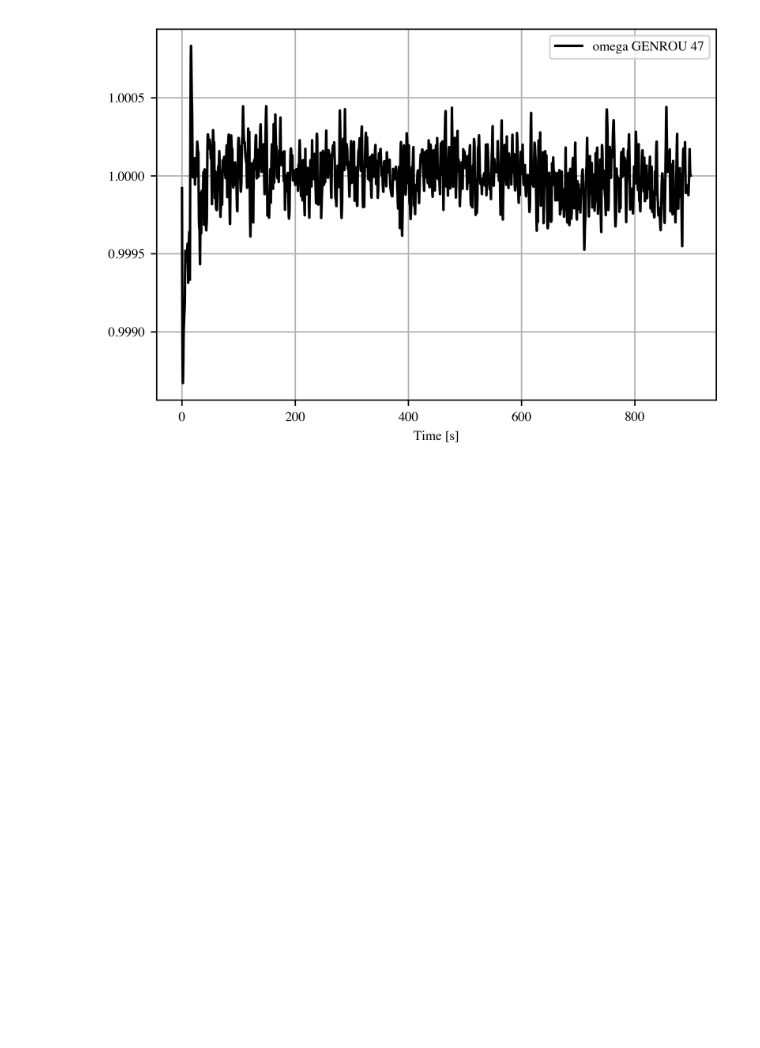
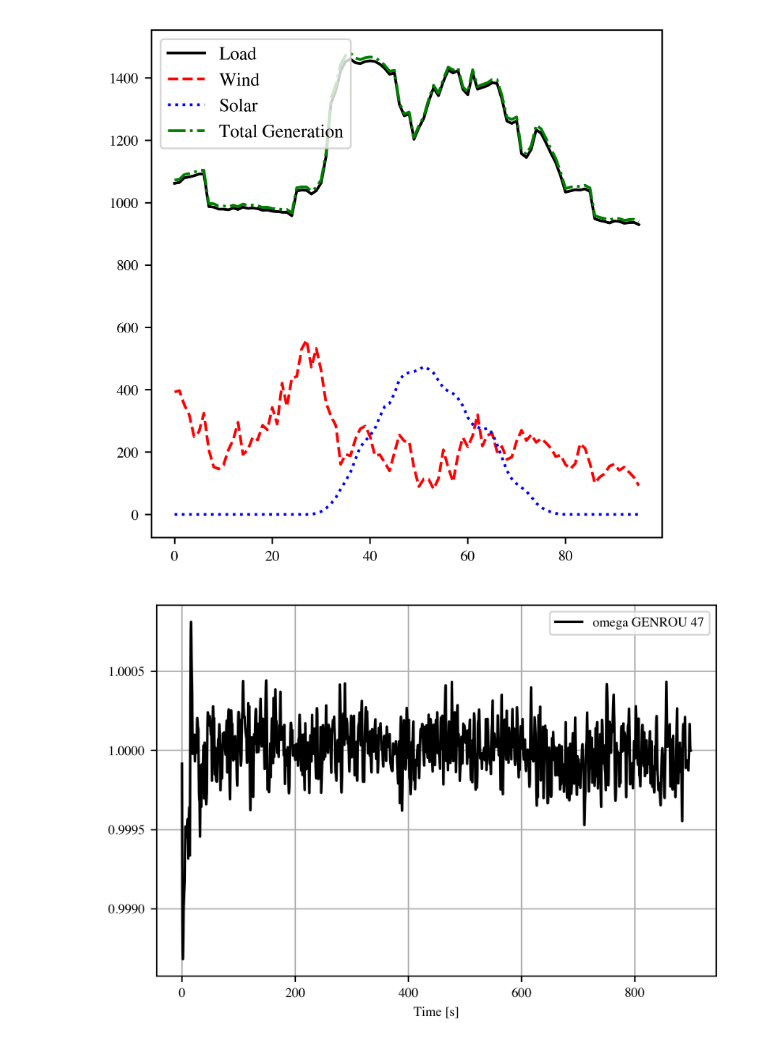
Before and after one commit to CURENT/demo, a Jupyter notebook: demo/deadband/notes/4.Results.ipynb, the cells around one changed output. Drawn from its saved outputs; the diff is of its cells as text; code cells hidden in the pictures; blank space fills up the shorter version.

```diff
--- a/demo/deadband/notes/4.Results.ipynb
+++ b/demo/deadband/notes/4.Results.ipynb
@@ -7 +14,45 @@ import scienceplots
+# %%
+sp = ams.load(case_path + '/IL200_opf2.xlsx',
+              setup=True, no_output=True,
+              default_config=True)
+
+# NOTE: 1) the maximum number of dispatch should follow: "D * Dispatch_interval <= 3600"
+#       2) the maximum number of AGC should follow: "Dispatch_interval % AGC_interval == 0"
+
+Dispatch_interval = 900  # seconds
+AGC_interval = 15  # seconds
+
+pq_idx = sp.PQ.idx.v
+p0 = sp.PQ.p0.v.copy()
+q0 = sp.PQ.q0.v.copy()
+
+stg = sp.StaticGen.get_all_idxes()
+
+stg_idxes = sp.StaticGen.find_idx(keys='gentype',
+                                  values=['W2', 'PV', 'ES'],
+                                  allow_all=True)
+
+stg_w2t, stg_pv, stg_ess = stg_idxes
+
+p0_w2t = sp.StaticGen.get(src='p0', attr='v', idx=stg_w2t)
+p0_pv = sp.StaticGen.get(src='p0', attr='v', idx=stg_pv)
+# %%
+opf_res = pd.read_json(f"{res_path}/opf.json")
+# %%
+wind = [sp.config.mva * p0_w2t.sum() * opf_res[col]['wind'] for col in opf_res.columns]
+solar = [sp.config.mva * p0_pv.sum() * opf_res[col]['solar'] for col in opf_res.columns]
+gen = [sp.config.mva * np.sum(opf_res[col]['pg']) for col in opf_res.columns]
+load = [sp.config.mva *np.sum(opf_res[col]['pd']) for col in opf_res.columns]
+# %%
+plt.style.use(["default", "ieee"])
+# %%
+fig, ax = plt.subplots(figsize=(5, 5))
+
+_ = ax.plot(range(opf_res.shape[1]), load, label='Load')
+_ = ax.plot(range(opf_res.shape[1]), wind, label='Wind')
+_ = ax.plot(range(opf_res.shape[1]), solar, label='Solar')
+_ = ax.plot(range(opf_res.shape[1]), gen, label='Total Generation')
+_ = ax.legend(loc='upper left', fontsize=10)
+# %% [output]
+[figure, added]
 # %%
```
Also changed, not shown: parts of 4 cells of this notebook, 3 other files.
